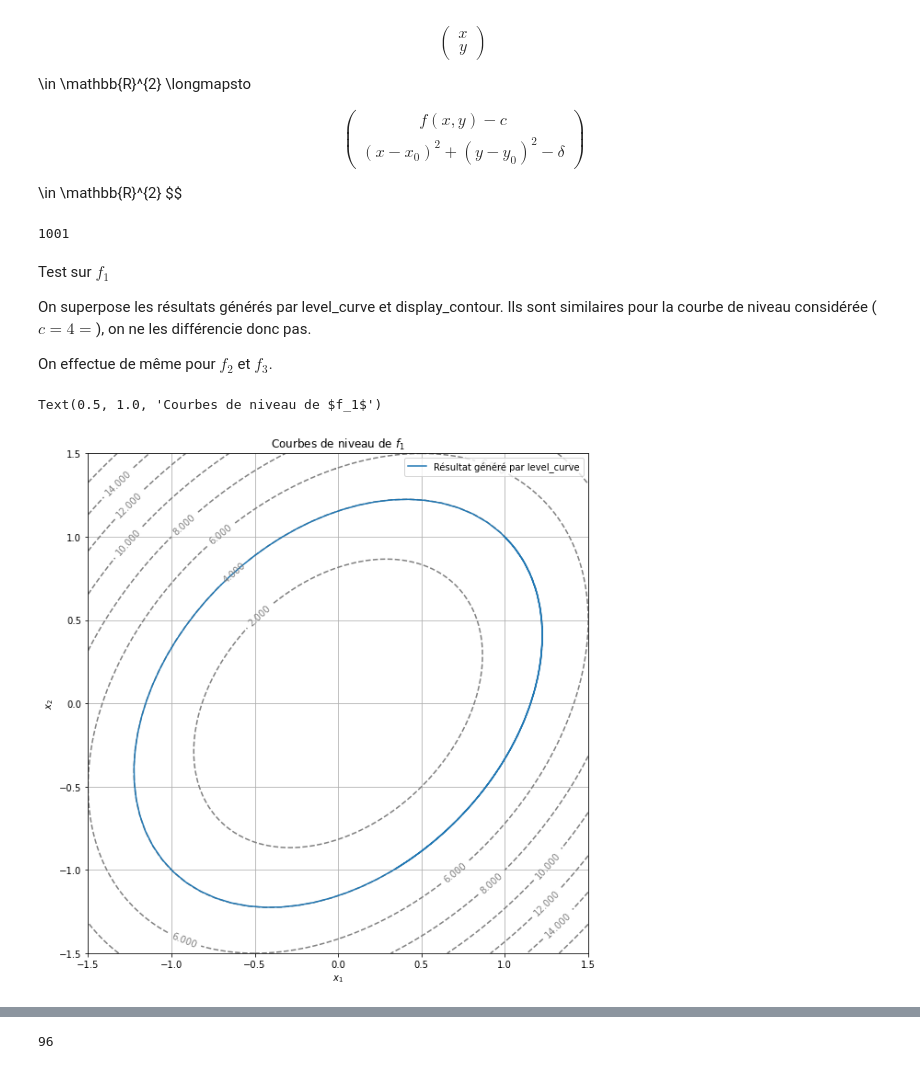
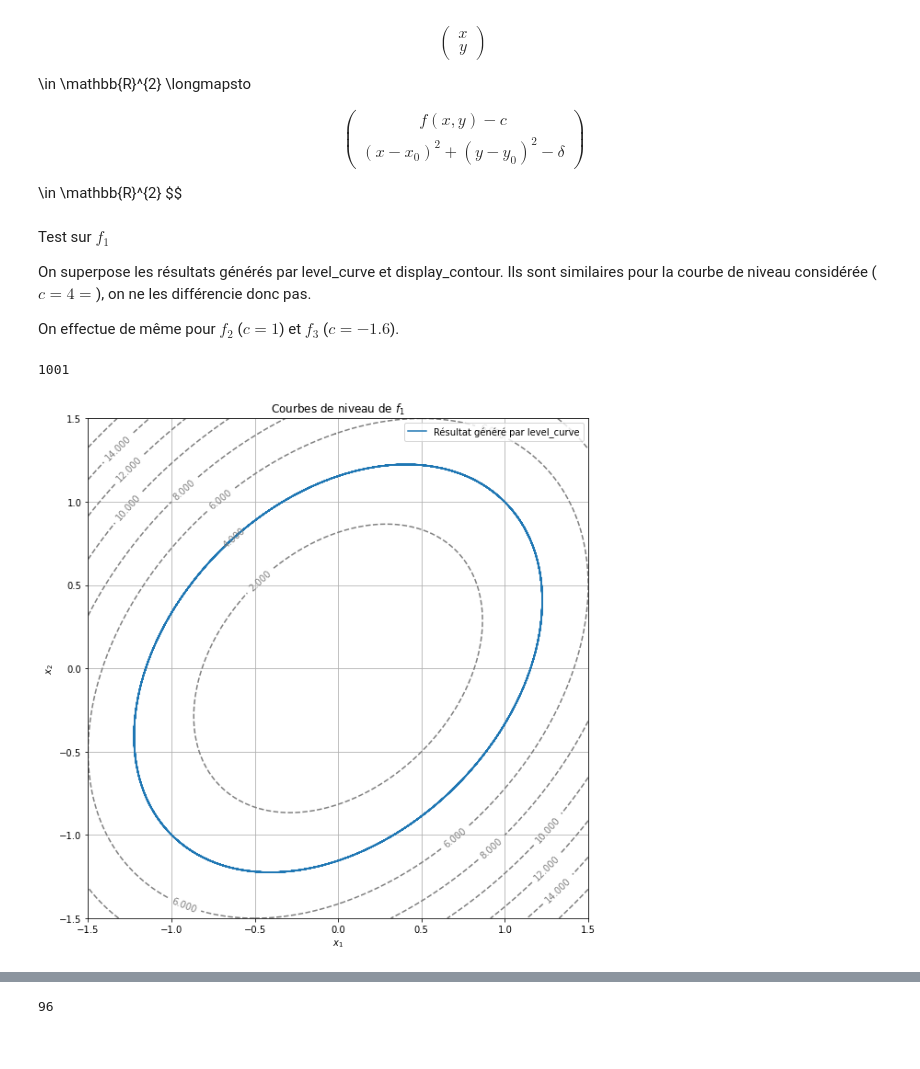
Before and after one commit to guillaume-rouy/projetm, a Jupyter notebook: Projet.ipynb, the cells around one changed output, grey strips where cells are left out. Drawn from its saved outputs; the diff is of its cells as text; code cells hidden in the pictures.

```diff
--- a/Projet.ipynb
+++ b/Projet.ipynb
@@ -345,21 +345,16 @@ def f11(x1,x2):
     return f11
 eps = 0.01
 
+
+
 ## Graphe montrant les variations de la solution en fonction du point initial
-fig=plt.figure()
-ax=fig.gca(projection='3d')
+x = np.linspace(-10,10.0,100)
+y = []
 
-X = np.linspace(-10,10.0,100)
-Z = []
-Y = []
 for i in x:
-    Z.append(Newton(f11,i,i, eps=eps, N=N)[0])
-    Y.append(i**2/2)
-
-courbe = ax.plot_surface(X,Y,Z)
-ax.set_xlabel('$x_1$')
-ax.set_ylabel('$x_2$')
-ax.set_zlabel('$f_1(x_1,x_2)$')
-plt.title('Variation du zéro de $f_1$ en fonction du point initial en imposant $x_1**2-2*x_2=0$')
-plt.show()
+    y.append(Newton(f11,i,i, eps=eps, N=N)[0])
+plt.plot(x,y)
+plt.xlabel('Coordonnnées du point initial')
+plt.ylabel('Résultat de la métode de Newton')
+plt.title('Variation du zéro de $f_1$ en fonction du point initial en imposant $x_1^2-2x_2=0$')
 # %% [output]
@@ -422,10 +418,6 @@ def level_curve(f, x0, y0, delta=0.1, N=1000, eps=eps):
         xi,yi=x,y
         L.append([xi,yi])
     return L
-
-len(level_curve(f1, 1.0 , 1.0 ,delta=0.1, N=1000, eps=eps))
-# %% [output]
-1001
 # %% [markdown]
 Test sur $f_1$
 
@@ -433,37 +425,39 @@ Test sur $f_1$
 On superpose les résultats générés par level_curve et display_contour. Ils sont similaires pour la courbe de niveau considérée ($c=4=$), on ne les différencie donc pas.
 
 
-On effectue de même pour $f_2$ et $f_3$.
+On effectue de même pour $f_2$ ($c=1$) et $f_3$ ($c=-1.6$).
 # %%
 ##f1
 #On trace notre résultat
 c=4
 
-res = level_curve(f1, 1.0 , 1.0 ,delta=0.1, N=100, eps=eps)
+res = level_curve(f1, 1.0 , 1.0 ,delta=0.1, N=1000, eps=eps)
 x1,y1=[],[]
 for truc in res:
     x1+=[truc[0]]
     y1+=[truc[1]]
 
 #On trace les ensembles de niveaux
 levels=10
 x2=np.linspace(-1.5, 1.5, 100)
 y2=np.linspace(-1.5, 1.5, 100)
 X, Y = np.meshgrid(x2, y2)
 Z = f1(X, Y)
 fig, ax = plt.subplots()
 contour_set = plt.contour( X, Y, Z, colors="grey", linestyles="dashed", levels=levels, label='Résultat généré par display_contour')
 ax.clabel(contour_set)
 plt.grid(True)
 plt.xlabel("$x_1$")
 plt.ylabel("$x_2$")
 plt.gca().set_aspect("equal")
 plt.plot(x1,y1, label='Résultat généré par level_curve')
 plt.legend()
 plt.title(f'Courbes de niveau de $f_1$')
+
+print(len(res))
 # %% [output]
-Text(0.5, 1.0, 'Courbes de niveau de $f_1$')
+1001
-[figure, old version]
+[figure, new version]
 # %%
 ##f2
 #On trace notre résultat
```
Also changed, not shown: parts of 10 cells of this notebook.
